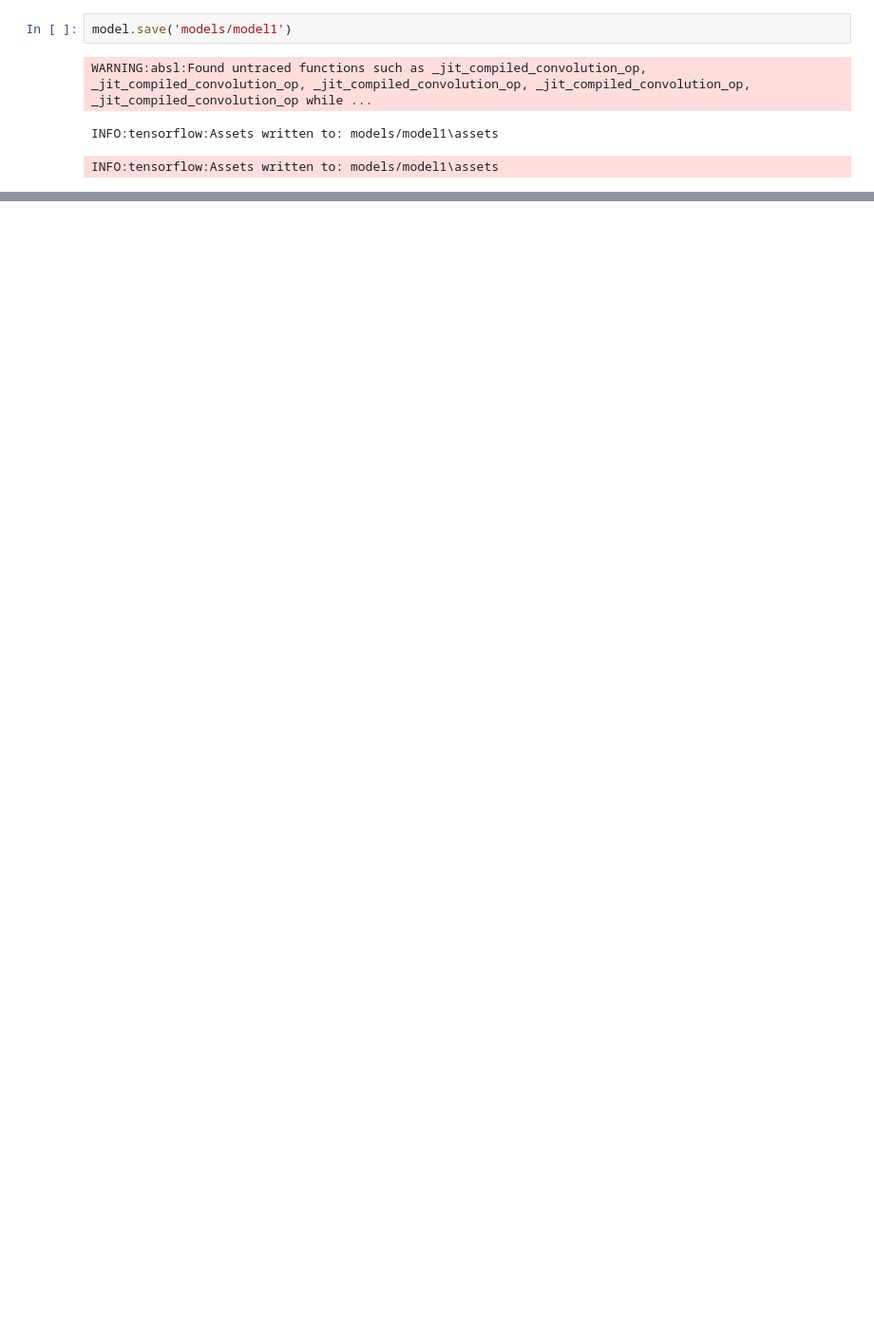
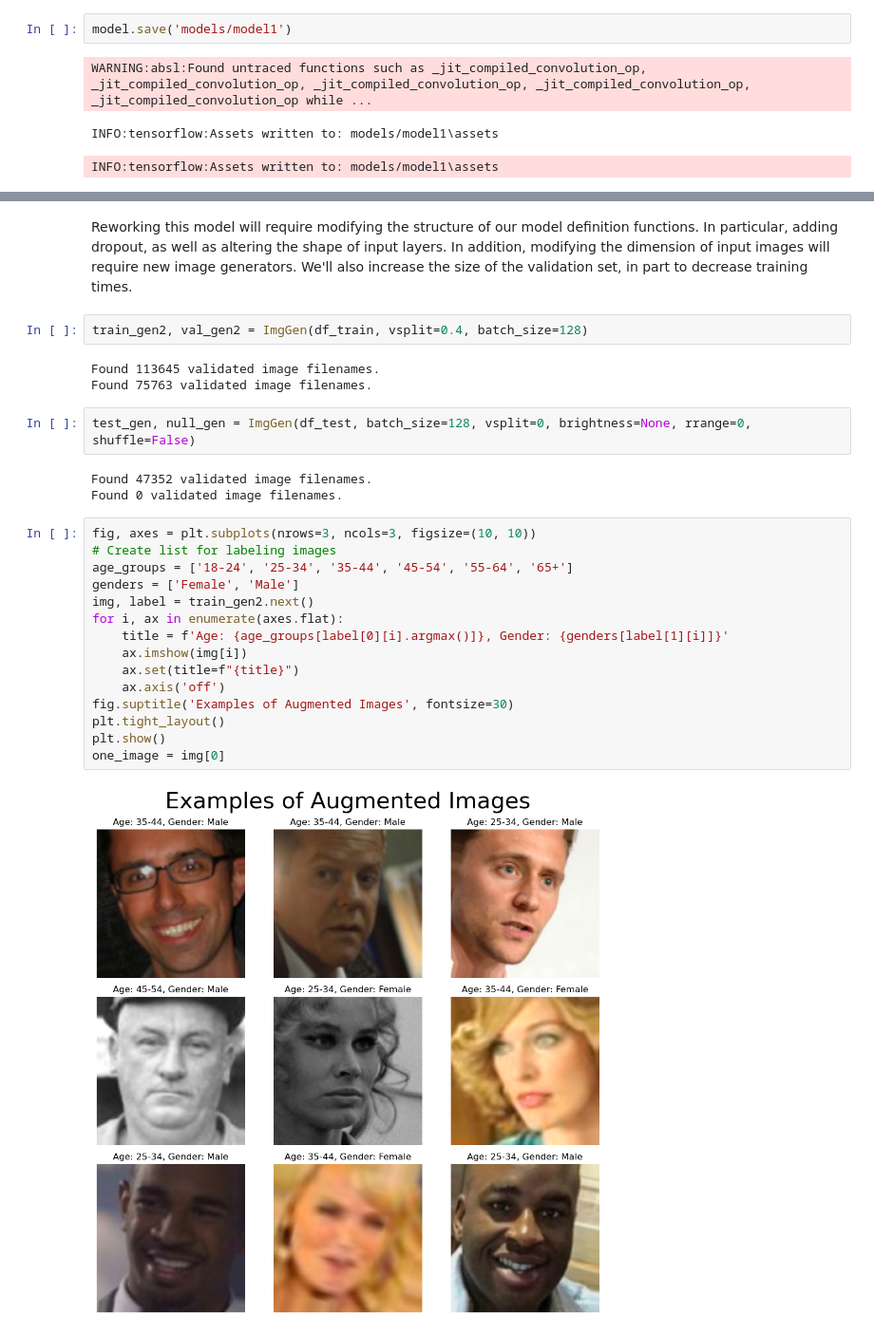
Before and after one commit to kmatk/AutoID, a Jupyter notebook: notebook.ipynb, the cells around one changed output, grey strips where cells are left out. Shown at 95% size. Drawn from its saved outputs; the diff is of its cells as text; blank space fills up the shorter version.

Commit message:
nb training m2

```diff
--- a/notebook.ipynb
+++ b/notebook.ipynb
@@ -371,0 +398,29 @@ INFO:tensorflow:Assets written to: models/model1\assets
+# %% [markdown]
+Reworking this model will require modifying the structure of our model definition functions. In particular, adding dropout, as well as altering the shape of input layers. In addition, modifying the dimension of input images will require new image generators. We'll also increase the size of the validation set, in part to decrease training times.
+# %%
+train_gen2, val_gen2 = ImgGen(df_train, vsplit=0.4, batch_size=128)
+# %% [output]
+Found 113645 validated image filenames.
+Found 75763 validated image filenames.
+# %%
+test_gen, null_gen = ImgGen(df_test, batch_size=128, vsplit=0, brightness=None, rrange=0, shuffle=False)
+# %% [output]
+Found 47352 validated image filenames.
+Found 0 validated image filenames.
+# %%
+fig, axes = plt.subplots(nrows=3, ncols=3, figsize=(10, 10))
+# Create list for labeling images
+age_groups = ['18-24', '25-34', '35-44', '45-54', '55-64', '65+']
+genders = ['Female', 'Male']
+img, label = train_gen2.next()
+for i, ax in enumerate(axes.flat):
+    title = f'Age: {age_groups[label[0][i].argmax()]}, Gender: {genders[label[1][i]]}'
+    ax.imshow(img[i])
+    ax.set(title=f"{title}")
+    ax.axis('off')
+fig.suptitle('Examples of Augmented Images', fontsize=30)
+plt.tight_layout()
+plt.show()
+one_image = img[0]
+# %% [output]
+[figure, added]
```
Also changed, not shown: parts of 20 cells of this notebook.
